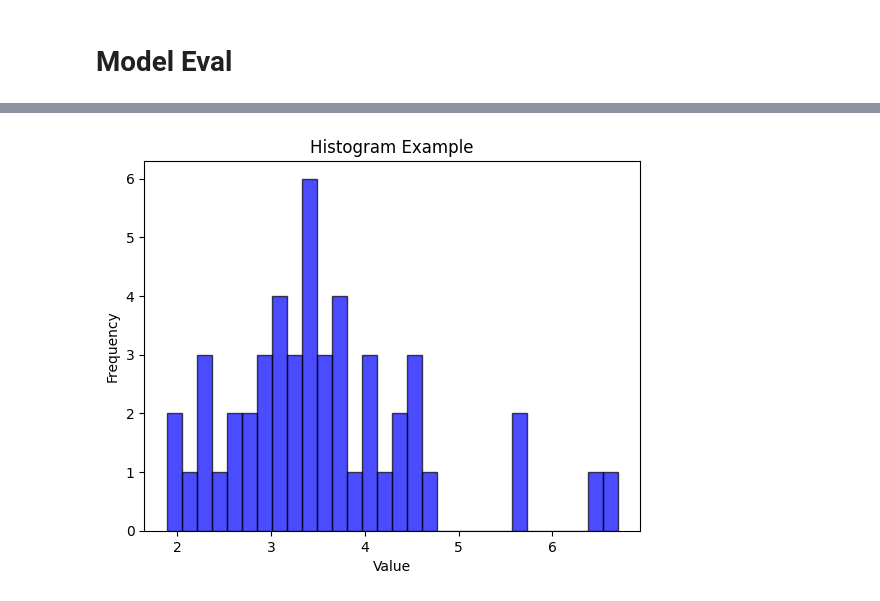
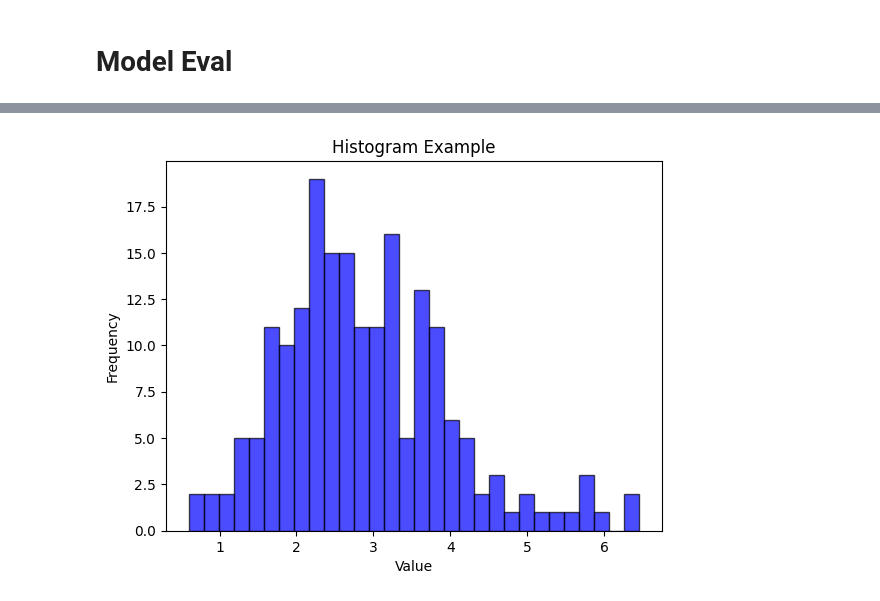
Before and after one commit to ofraley24/FPL, a Jupyter notebook: xfantasy.ipynb, the cells around one changed output, grey strips where cells are left out. Saved outputs shown, nothing was run; the diff lists cells and outputs as text; code cells hidden in the pictures.

Commit message:
Kaggle Notebook | Predicting FPL Points (PCA, Regression Analysis) | Version 5

```diff
--- a/xfantasy.ipynb
+++ b/xfantasy.ipynb
@@ -320,9 +320,9 @@ from sklearn.linear_model import ElasticNet, Lasso, Ridge, LinearRegression
 from xgboost import XGBRegressor
 from lightgbm import LGBMRegressor
 # %%
-pcas = [None, MyPCA(10), MyPCA(13), MyPCA(16), MyPCA(19), MyPCA(22)]
-regressors = [LinearRegression()]
-transformers = [StandardScaler()]
+pcas = [None]#, MyPCA(10), MyPCA(16), MyPCA(22)]
+regressors = [LinearRegression(), Ridge()]
+transformers = [StandardScaler(), None]
 # %%
 best_score = 100
 model = ModelClass(mid_data)
@@ -346,0 +343,5 @@ pred = best_model.predictions('MID', 21)
+# %%
+fwd_pred = best_model.predictions('FWD', 24)
+mid_pred = best_model.predictions('MID', 24)
+def_pred = best_model.predictions('DEF', 24)
+gk_pred = best_model.predictions('GK', 24)
@@ -346,0 +372,4 @@ pred = best_model.predictions('MID', 21)
+# %%
+player_predictions = pd.concat([fwd_pred, mid_pred, def_pred, gk_pred]).sort_values(by=['xP'], ascending=False)
+# %%
+player_predictions = player_predictions.reset_index('name')
@@ -347,12 +385,8 @@ pred = best_model.predictions('MID', 21)
 # %%
-plt.hist(pred, bins=30, color='blue', alpha=0.7, edgecolor='black')
-
-# Add labels and title
+plt.hist(player_predictions.xP, bins=30, color='blue', alpha=0.7, edgecolor='black')
 plt.title('Histogram Example')
 plt.xlabel('Value')
 plt.ylabel('Frequency')
-
-# Show the plot
 plt.show()
 # %% [output]
-[figure, old version]
+[figure, new version]
```
Also changed, not shown: parts of 13 cells of this notebook.
